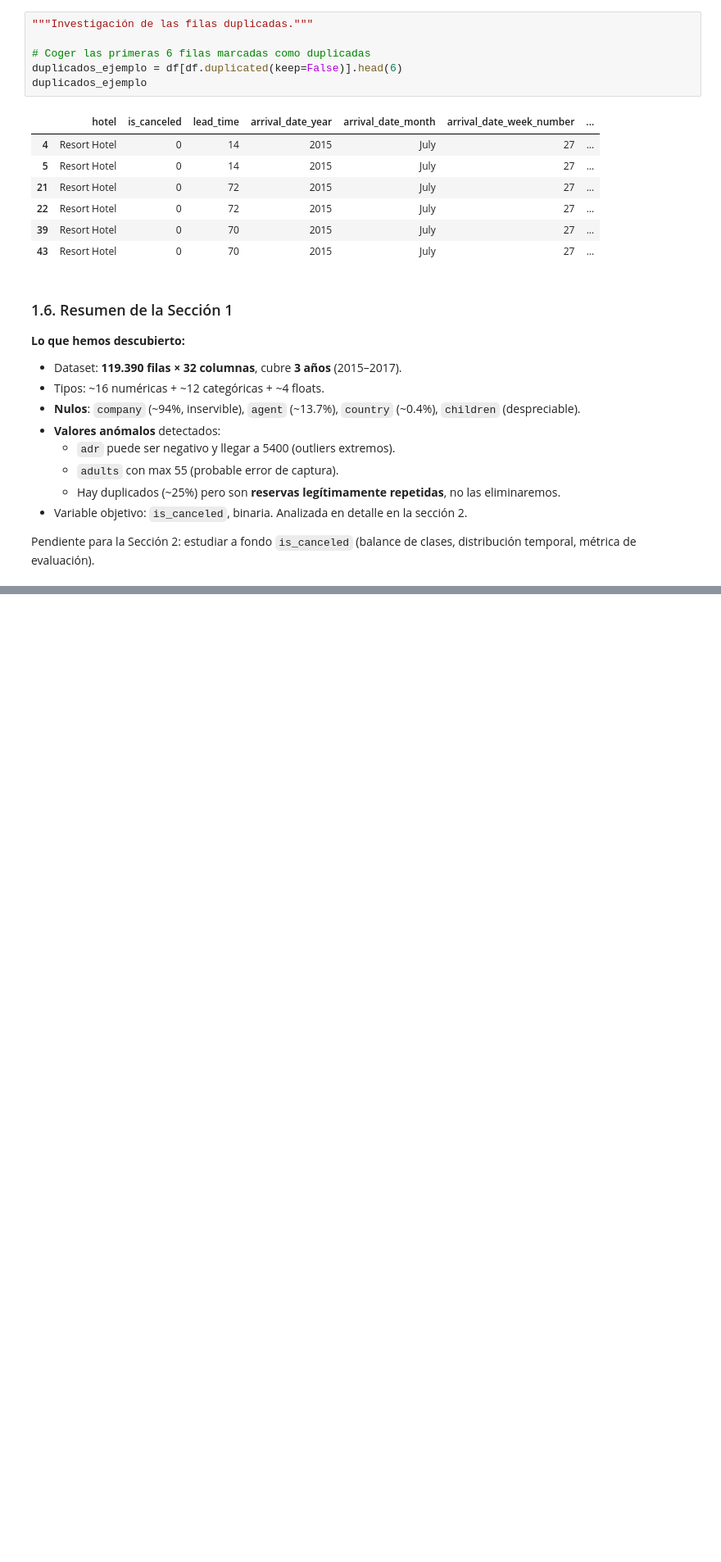
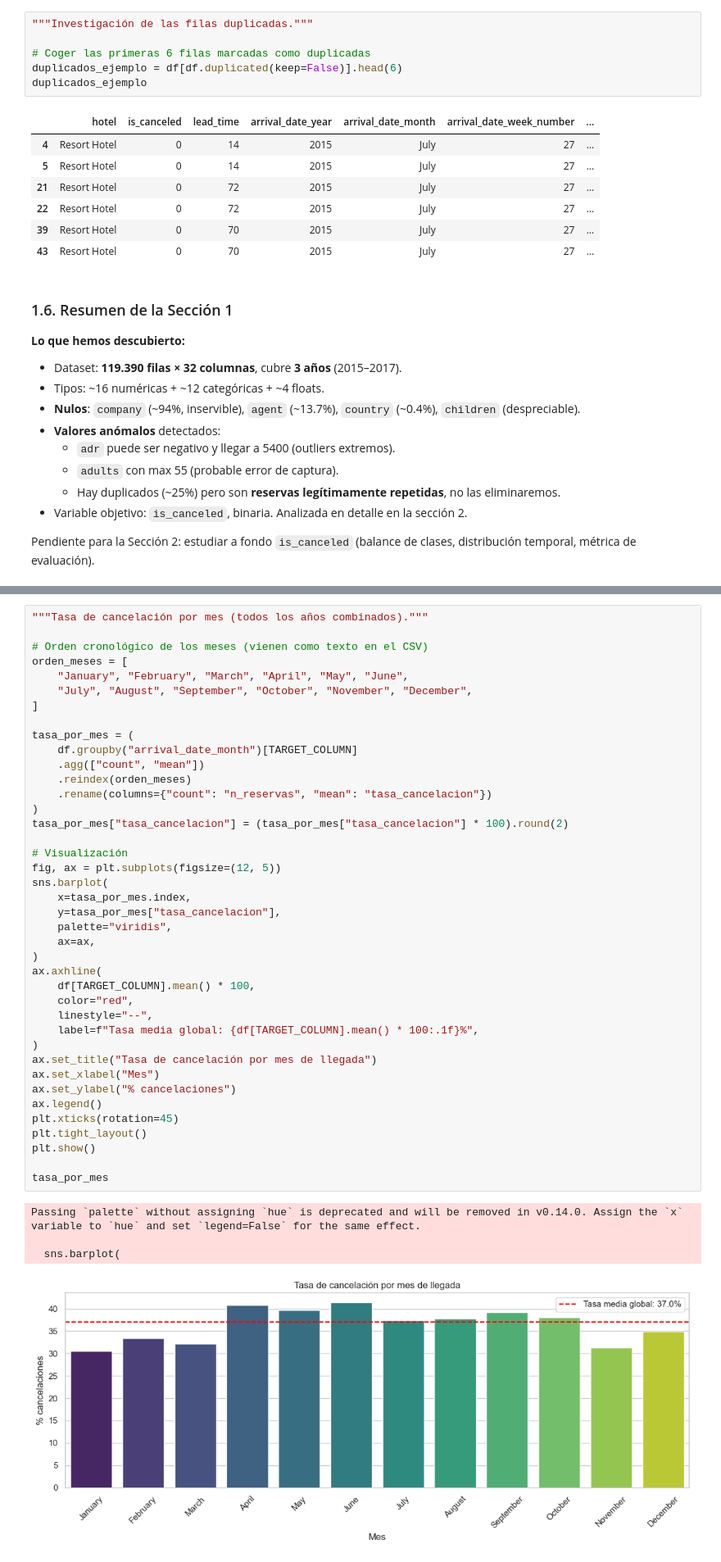
Before and after one commit to jumarfradev/practica-final-ml, a Jupyter notebook: notebooks/exploracion/01_eda_inicial.ipynb, the cells around one changed output, grey strips where cells are left out. Shown at 82% size. Cells and saved outputs as stored; diff of their text form; blank space fills up the shorter version.

```diff
--- a/notebooks/exploracion/01_eda_inicial.ipynb
+++ b/notebooks/exploracion/01_eda_inicial.ipynb
@@ -431,0 +563,45 @@ Pendiente para la Sección 2: estudiar a fondo `is_canceled` (balance de clases,
+# %%
+"""Tasa de cancelación por mes (todos los años combinados)."""
+
+# Orden cronológico de los meses (vienen como texto en el CSV)
+orden_meses = [
+    "January", "February", "March", "April", "May", "June",
+    "July", "August", "September", "October", "November", "December",
+]
+
+tasa_por_mes = (
+    df.groupby("arrival_date_month")[TARGET_COLUMN]
+    .agg(["count", "mean"])
+    .reindex(orden_meses)
+    .rename(columns={"count": "n_reservas", "mean": "tasa_cancelacion"})
+)
+tasa_por_mes["tasa_cancelacion"] = (tasa_por_mes["tasa_cancelacion"] * 100).round(2)
+
+# Visualización
+fig, ax = plt.subplots(figsize=(12, 5))
+sns.barplot(
+    x=tasa_por_mes.index,
+    y=tasa_por_mes["tasa_cancelacion"],
+    palette="viridis",
+    ax=ax,
+)
+ax.axhline(
+    df[TARGET_COLUMN].mean() * 100,
+    color="red",
+    linestyle="--",
+    label=f"Tasa media global: {df[TARGET_COLUMN].mean() * 100:.1f}%",
+)
+ax.set_title("Tasa de cancelación por mes de llegada")
+ax.set_xlabel("Mes")
+ax.set_ylabel("% cancelaciones")
+ax.legend()
+plt.xticks(rotation=45)
+plt.tight_layout()
+plt.show()
+
+tasa_por_mes
+# %% [output]
+Passing `palette` without assigning `hue` is deprecated and will be removed in v0.14.0. Assign the `x` variable to `hue` and set `legend=False` for the same effect.
+
+  sns.barplot(
+[figure, added]
```
Also changed, not shown: parts of 12 cells of this notebook.
